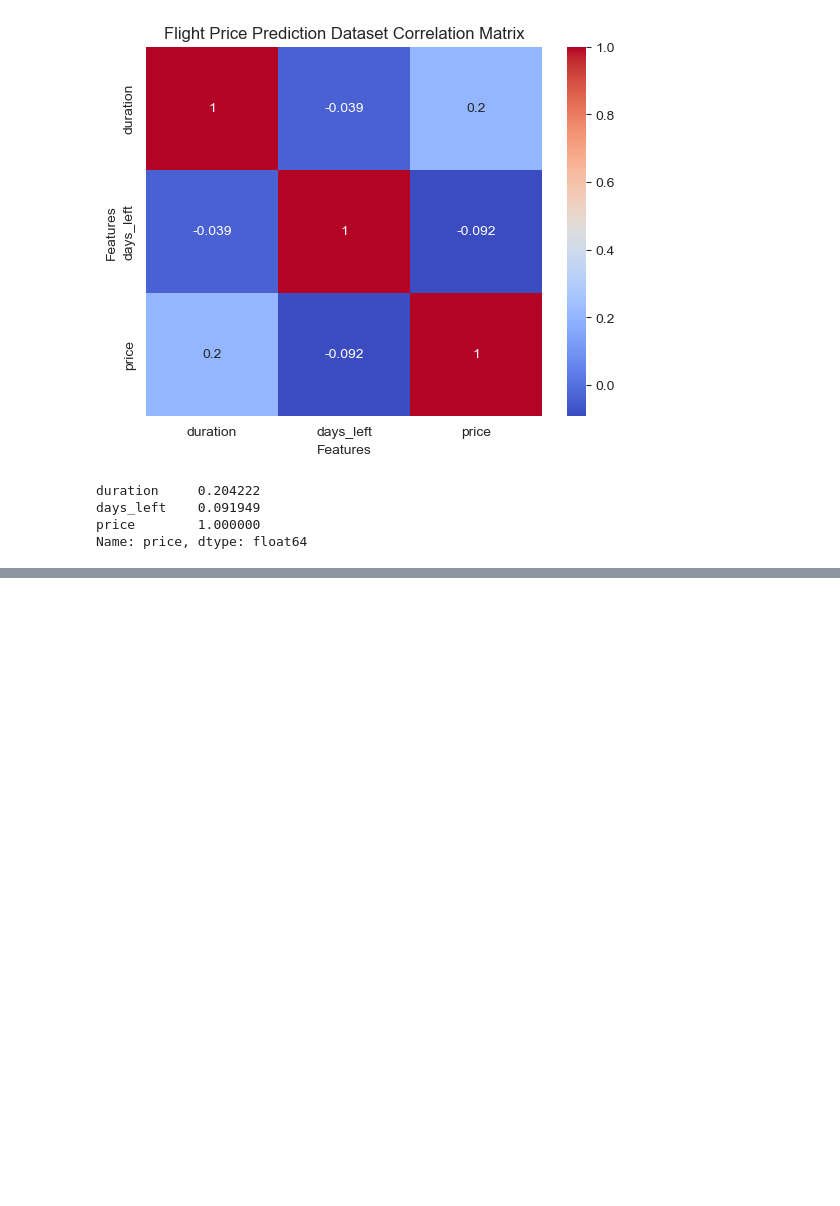
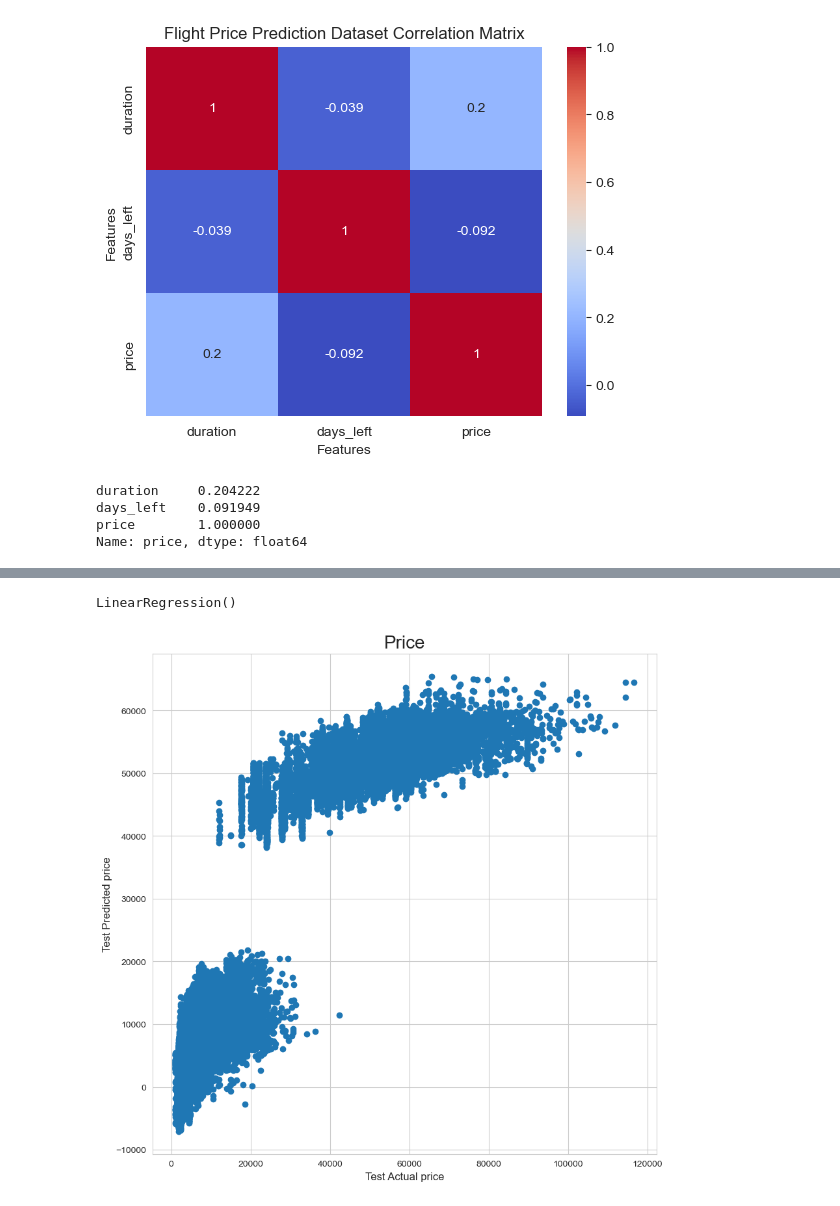
Before and after one commit to sirisha0505/LetslearnGit, a Jupyter notebook: Making clean data from Business & economy files - Flight price prediction.ipynb, the cells around one changed output, grey strips where cells are left out. Saved outputs shown, nothing was run; the diff lists cells and outputs as text; code cells hidden in the pictures; blank space fills up the shorter version.

Commit message:
model building

```diff
--- a/Making clean data from Business & economy files - Flight price prediction.ipynb
+++ b/Making clean data from Business & economy files - Flight price prediction.ipynb
@@ -520,0 +655,6 @@ print(y_test.shape)
+# %%
+# Modeling
+Y = df["price"]
+X = df.drop(["price"], axis=1)
+
+X_train, X_test, Y_train, Y_test = train_test_split(X, Y, train_size = 0.8, test_size = 0.2, random_state = 7)
@@ -520,0 +675,5 @@ print(y_test.shape)
+# %%
+# fit the model on the training data
+model.fit(X_train_poly, Y_train)
+# %% [output]
+LinearRegression()
@@ -520,0 +683,9 @@ print(y_test.shape)
+# %%
+fig,ax = plt.subplots(figsize=(10,10))
+ax.set_title("Price",fontsize=20)
+ax.set_ylabel('Test Predicted price',fontsize=12)
+ax.set_xlabel('Test Actual price',fontsize=12)
+ax.scatter(Y_test, Y_pred)
+plt.show()
+# %% [output]
+[figure, added]
```
Also changed, not shown: parts of 18 cells of this notebook.
